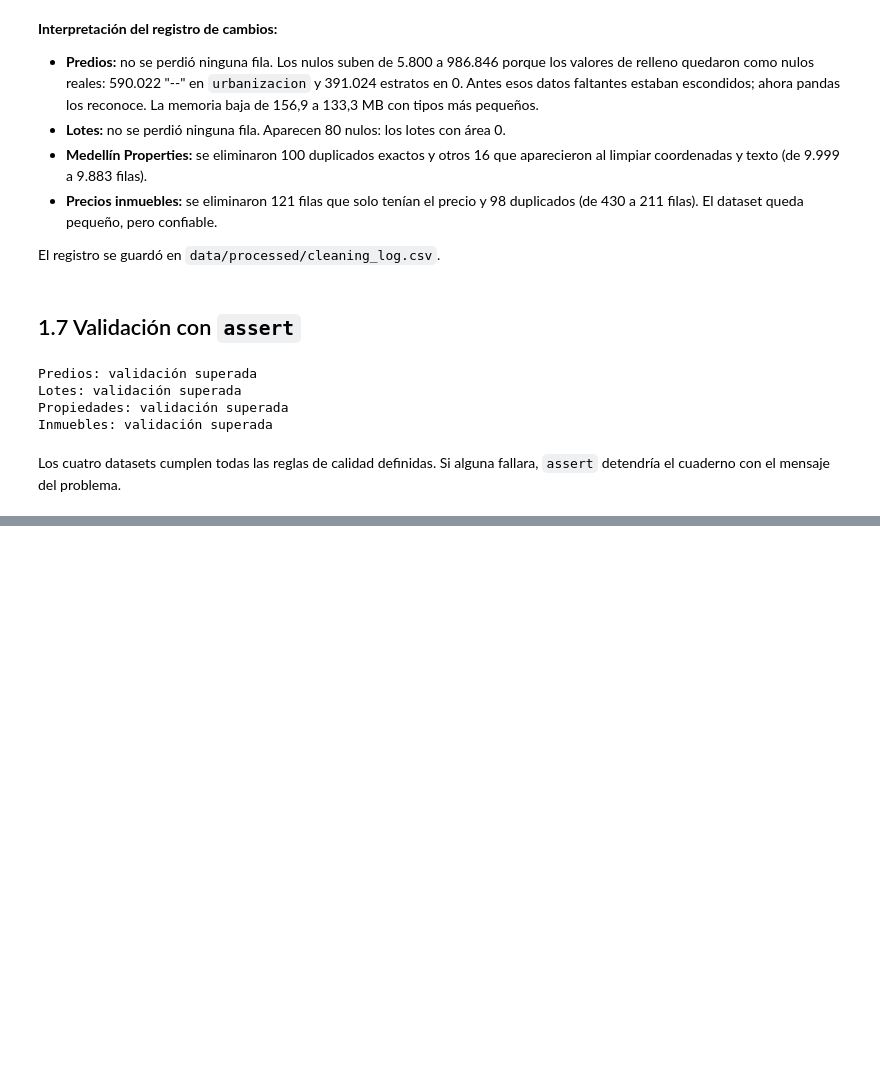
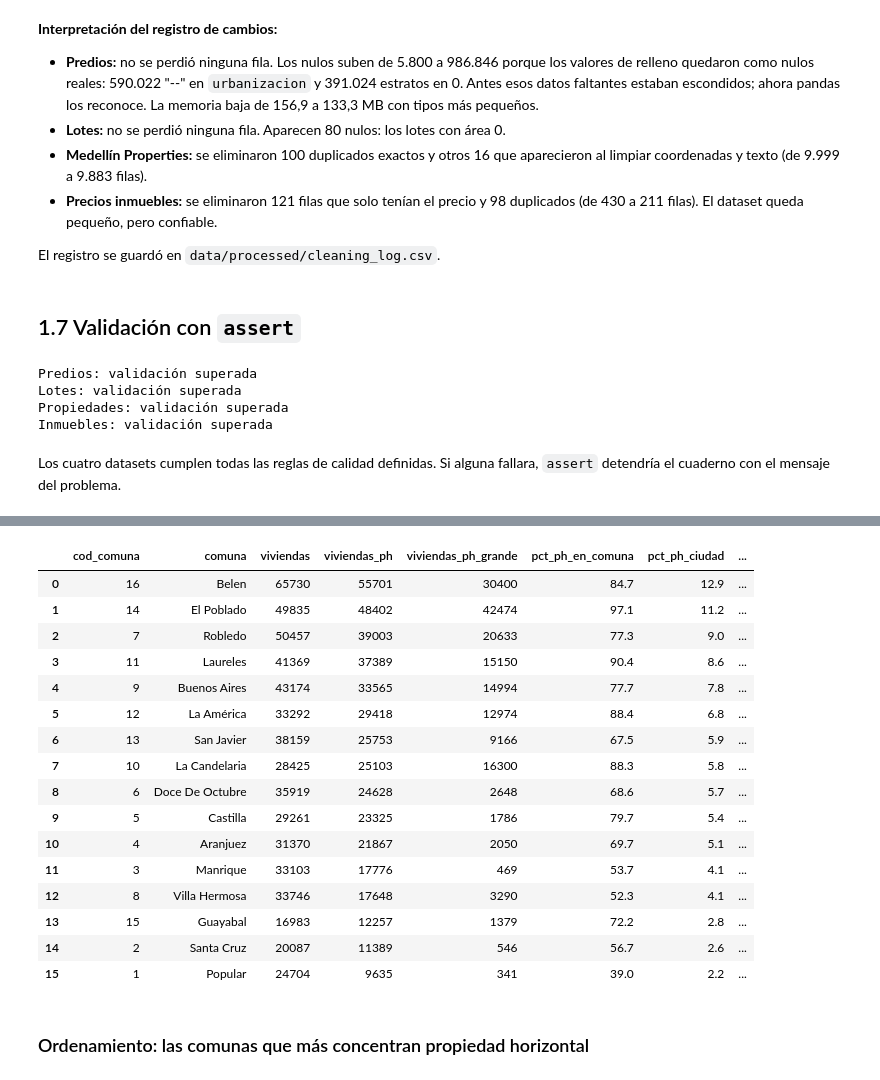
Before and after one commit to MAICOL-ESNEIDER/PROPIEDAD-HORIZONTAL, a Jupyter notebook: notebooks/data_preparation.ipynb, the cells around one changed output, grey strips where cells are left out. Saved outputs shown, nothing was run; the diff lists cells and outputs as text; code cells hidden in the pictures; blank space fills up the shorter version.

```diff
--- a/notebooks/data_preparation.ipynb
+++ b/notebooks/data_preparation.ipynb
@@ -558,0 +581,14 @@ Los cuatro datasets cumplen todas las reglas de calidad definidas. Si alguna fal
+# %%
+# Indicador de propiedad horizontal
+viviendas_comunas['en_ph'] = viviendas_comunas['por_des'] < 100
+print('Viviendas en propiedad horizontal:', viviendas_comunas['en_ph'].sum())
+print('Viviendas que ocupan todo su lote:', (~viviendas_comunas['en_ph']).sum())
+print('Viviendas en PH con porcentaje registrado en 0:', (viviendas_comunas['por_des'] == 0).sum())
+
+# between(): viviendas en PH de estratos 1 a 3
+ph = viviendas_comunas[viviendas_comunas['en_ph']]
+print('Viviendas en PH de estratos 1 a 3:', ph['estrato'].between(1, 3).sum())
+
+# query(): viviendas en PH de estratos 5 y 6 en El Poblado
+print('Viviendas en PH estratos 5 y 6 en El Poblado:',
+      len(ph.query("estrato >= 5 and comuna == 'El Poblado'")))
@@ -558,0 +605,11 @@ Los cuatro datasets cumplen todas las reglas de calidad definidas. Si alguna fal
+# %%
+viviendas_comunas['viviendas_ph_lote'] = (viviendas_comunas
+    .groupby('cbml')['en_ph'].transform('sum'))
+
+viviendas_comunas['en_ph_grande'] = viviendas_comunas['en_ph'] & (viviendas_comunas['viviendas_ph_lote'] > 20)
+
+ph = viviendas_comunas[viviendas_comunas['en_ph']].copy()
+ph['tamano_ph'] = pd.cut(ph['viviendas_ph_lote'],
+                         bins=[0, 4, 20, np.inf],
+                         labels=['pequeña (1 a 4 viviendas)', 'mediana (5 a 20)', 'grande (más de 20)'])
+ph['tamano_ph'].value_counts().sort_index()
@@ -558,0 +634,33 @@ Los cuatro datasets cumplen todas las reglas de calidad definidas. Si alguna fal
+# %%
+indicadores = (viviendas_comunas
+    .groupby(['cod_comuna', 'comuna'])
+    .agg(viviendas=('matricula', 'size'),
+         viviendas_ph=('en_ph', 'sum'),
+         viviendas_ph_grande=('en_ph_grande', 'sum'))
+    .reset_index())
+
+indicadores['pct_ph_en_comuna'] = (indicadores['viviendas_ph'] / indicadores['viviendas'] * 100).round(1)
+indicadores['pct_ph_ciudad'] = (indicadores['viviendas_ph'] / indicadores['viviendas_ph'].sum() * 100).round(1)
+indicadores['pct_ph_grande'] = (indicadores['viviendas_ph_grande'] / indicadores['viviendas_ph'] * 100).round(1)
+
+indicadores.sort_values('viviendas_ph', ascending=False).reset_index(drop=True)
+# %% [output]
+|  | cod_comuna | comuna | viviendas | viviendas_ph | viviendas_ph_grande | pct_ph_en_comuna | pct_ph_ciudad | ... |
+| 0 | 16 | Belen | 65730 | 55701 | 30400 | 84.7 | 12.9 | ... |
+| 1 | 14 | El Poblado | 49835 | 48402 | 42474 | 97.1 | 11.2 | ... |
+| 2 | 7 | Robledo | 50457 | 39003 | 20633 | 77.3 | 9.0 | ... |
+| 3 | 11 | Laureles | 41369 | 37389 | 15150 | 90.4 | 8.6 | ... |
+| 4 | 9 | Buenos Aires | 43174 | 33565 | 14994 | 77.7 | 7.8 | ... |
+| 5 | 12 | La América | 33292 | 29418 | 12974 | 88.4 | 6.8 | ... |
+| 6 | 13 | San Javier | 38159 | 25753 | 9166 | 67.5 | 5.9 | ... |
+| 7 | 10 | La Candelaria | 28425 | 25103 | 16300 | 88.3 | 5.8 | ... |
+| 8 | 6 | Doce De Octubre | 35919 | 24628 | 2648 | 68.6 | 5.7 | ... |
+| 9 | 5 | Castilla | 29261 | 23325 | 1786 | 79.7 | 5.4 | ... |
+| 10 | 4 | Aranjuez | 31370 | 21867 | 2050 | 69.7 | 5.1 | ... |
+| 11 | 3 | Manrique | 33103 | 17776 | 469 | 53.7 | 4.1 | ... |
+| 12 | 8 | Villa Hermosa | 33746 | 17648 | 3290 | 52.3 | 4.1 | ... |
+| 13 | 15 | Guayabal | 16983 | 12257 | 1379 | 72.2 | 2.8 | ... |
+| 14 | 2 | Santa Cruz | 20087 | 11389 | 546 | 56.7 | 2.6 | ... |
+| 15 | 1 | Popular | 24704 | 9635 | 341 | 39.0 | 2.2 | ... |
+# %% [markdown]
+### Ordenamiento: las comunas que más concentran propiedad horizontal
```
Also changed, not shown: parts of 17 cells of this notebook.
